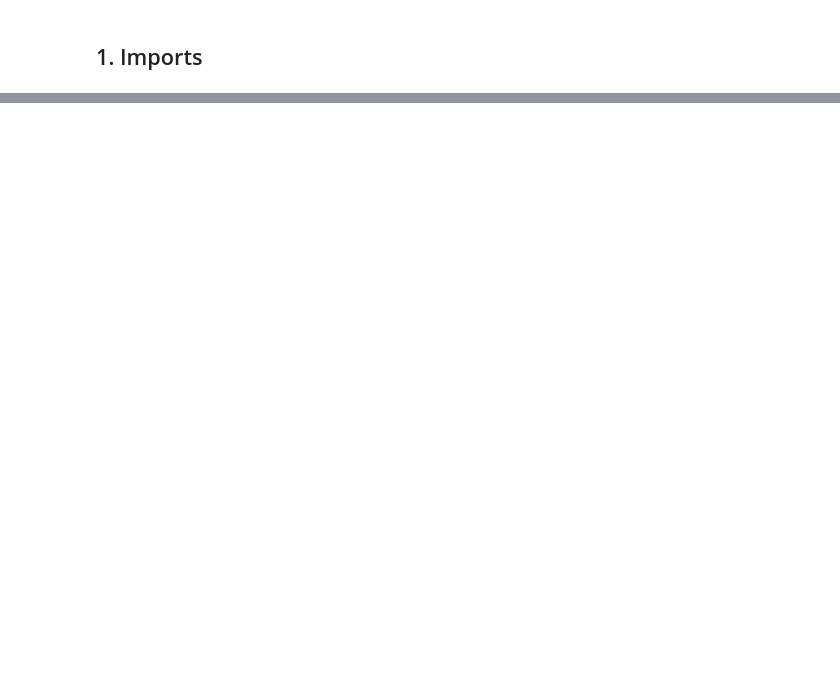
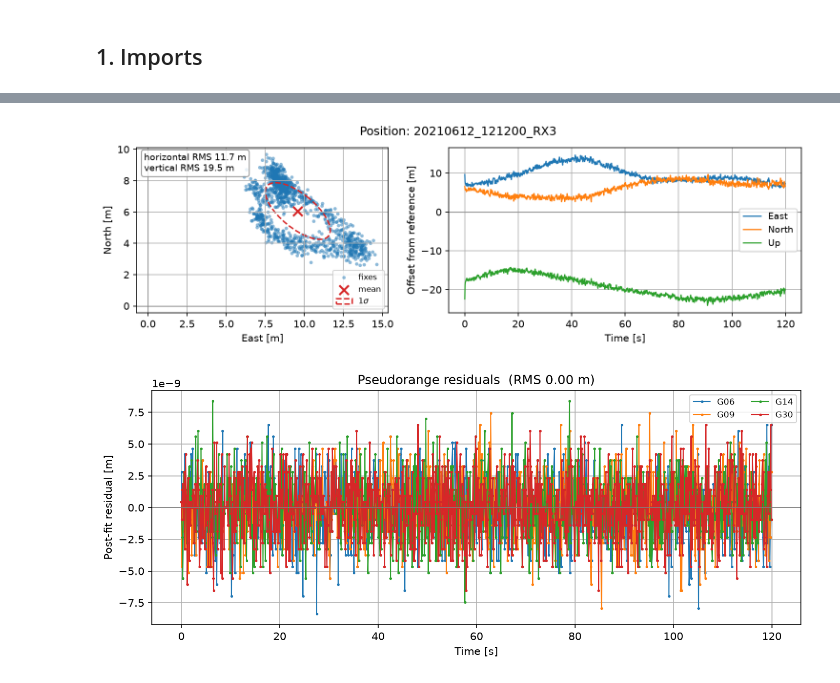
Before and after one commit to cu-sense-lab/gps-tracking-example, a Jupyter notebook: notebooks/02-navigation.ipynb, the cells around one changed output, grey strips where cells are left out. Saved outputs shown, nothing was run; the diff lists cells and outputs as text; code cells hidden in the pictures; blank space fills up the shorter version.

```diff
--- a/notebooks/02-navigation.ipynb
+++ b/notebooks/02-navigation.ipynb
@@ -844,0 +1407,20 @@ but subframes 2 and 3 sit behind LDPC codes that are not implemented yet. See
+# %%
+if solution is None:
+    print("No position solution to plot -- see the cell above.")
+else:
+    enu = solution.enu_about(reference_ecef)
+    position_time_s = (solution.epoch_uptime_ms - solution.epoch_uptime_ms[0]) * 1e-3
+    fig = plt.figure(figsize=(12, 3), dpi=150)
+    utils.plotting.plot_position_enu(
+        fig, enu, position_time_s, title=f"Position: {collect_id}"
+    )
+    plt.show()
+
+    fig = plt.figure(figsize=(11, 4), dpi=150)
+    utils.plotting.plot_pseudorange_residuals(
+        fig, position_time_s, solution.residuals_m, obs.sat_ids
+    )
+    plt.show()
+# %% [output]
+[figure, added]
+[figure, added]
```
Also changed, not shown: parts of 59 cells of this notebook.
